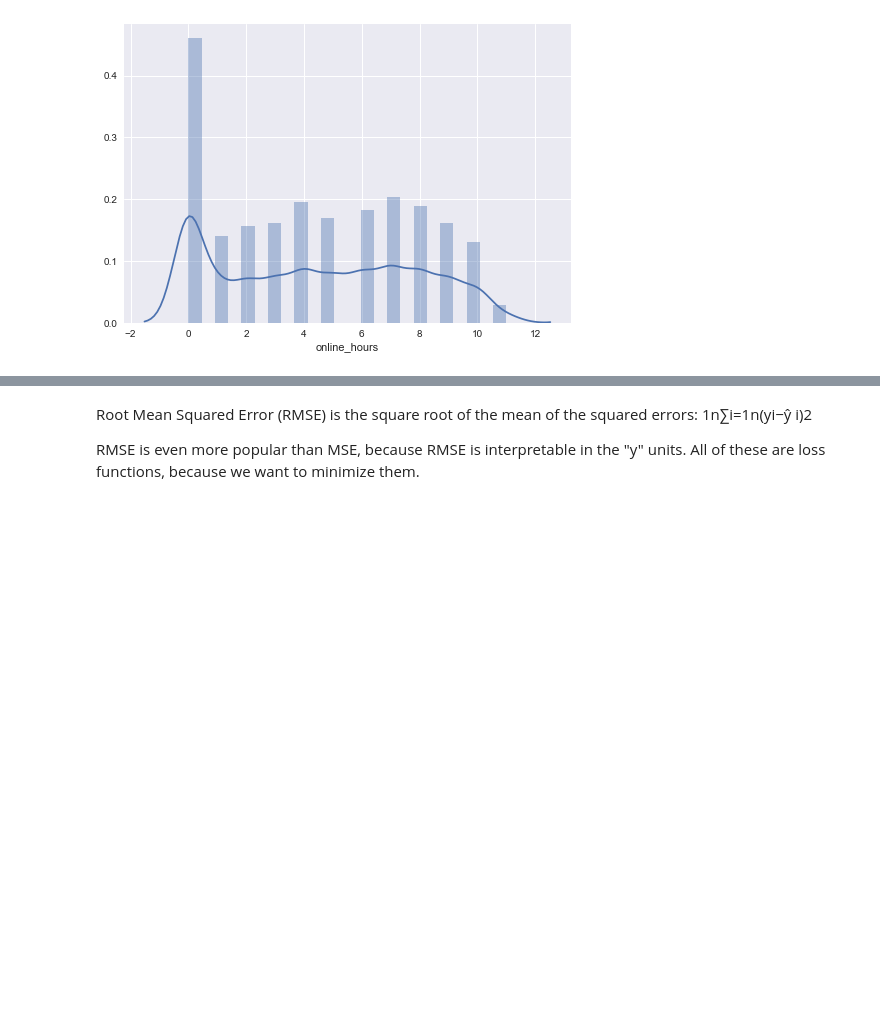
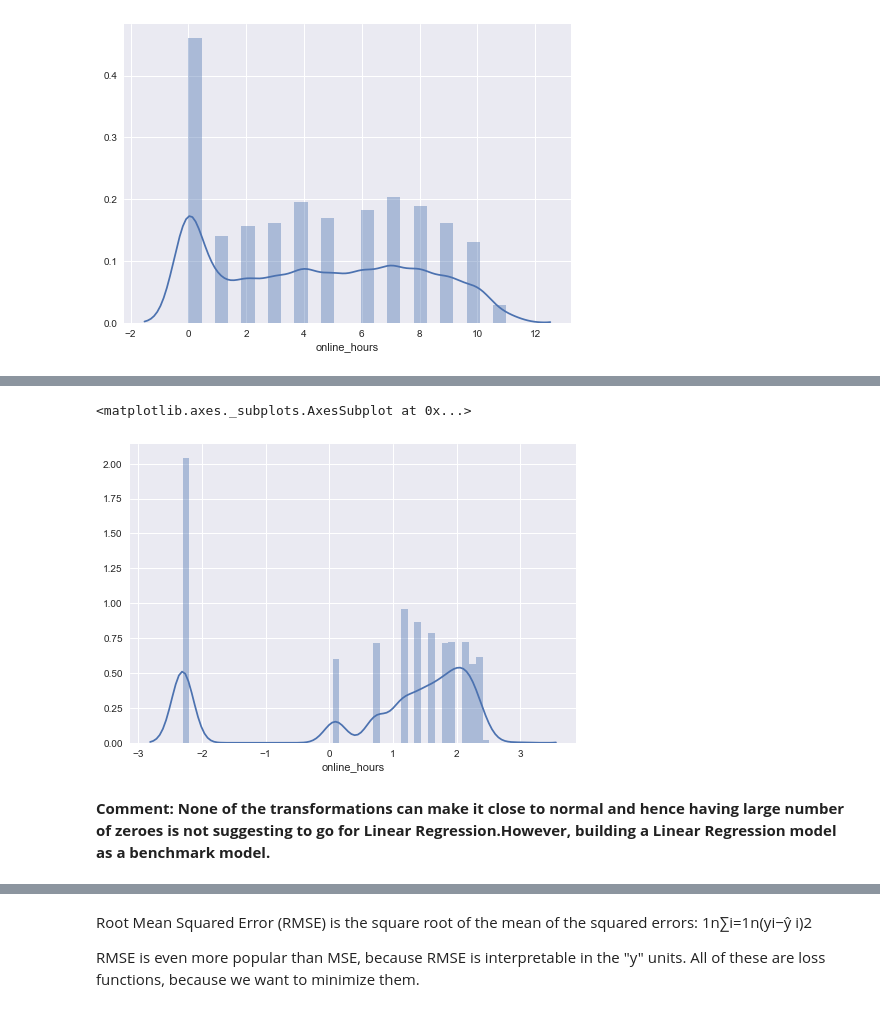
Before and after one commit to vikiitkgp/vikiitkgp.github.io, a Jupyter notebook: Case Study/Model_Building.ipynb, the cells around one changed output, grey strips where cells are left out. Saved outputs shown, nothing was run; the diff lists cells and outputs as text; code cells hidden in the pictures; blank space fills up the shorter version.

```diff
--- a/Case Study/Model_Building.ipynb
+++ b/Case Study/Model_Building.ipynb
@@ -119,0 +66,7 @@ train = train[train['online_hours'] <15.0]
+# %%
+sns.distplot(np.log(train['online_hours'] + 0.1))
+# %% [output]
+<matplotlib.axes._subplots.AxesSubplot at 0x...>
+[figure, added]
+# %% [markdown]
+**Comment: None of the transformations can make it close to normal and hence having large number of zeroes is not suggesting to go for Linear Regression.However, building a Linear Regression model as a benchmark model.**
```
Also changed, not shown: parts of 66 cells of this notebook, 1 other file.
